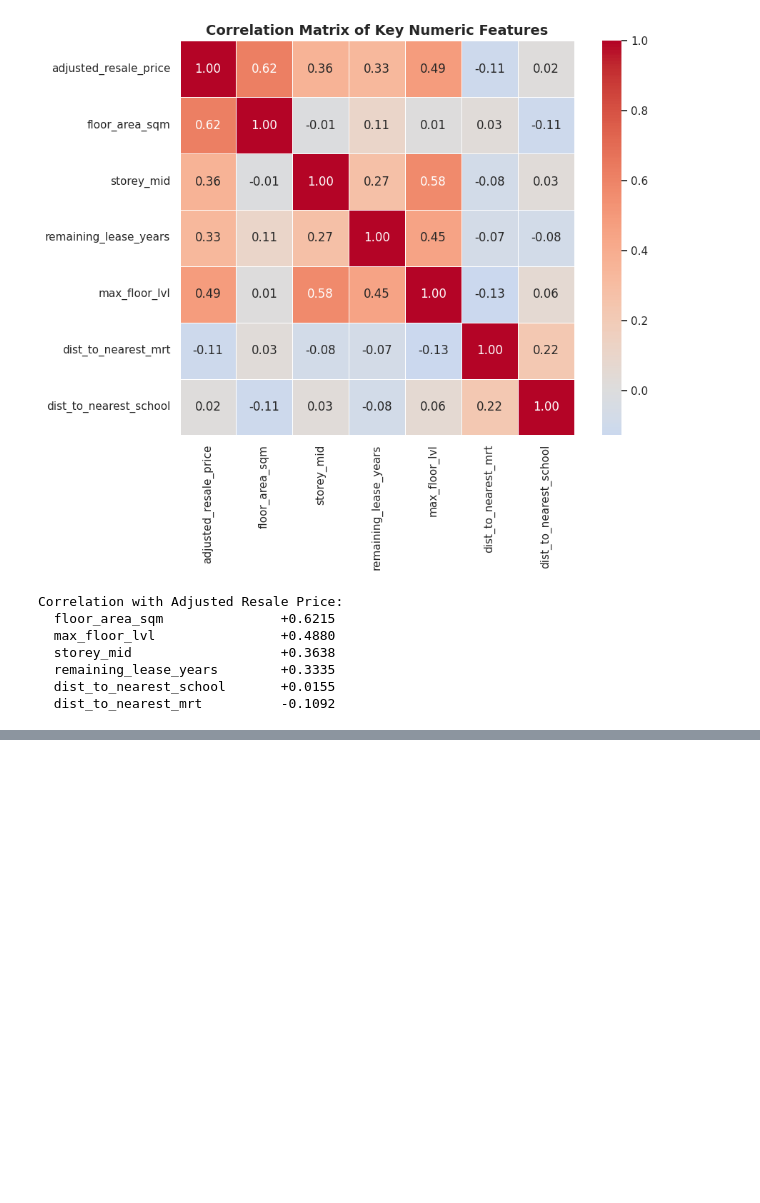
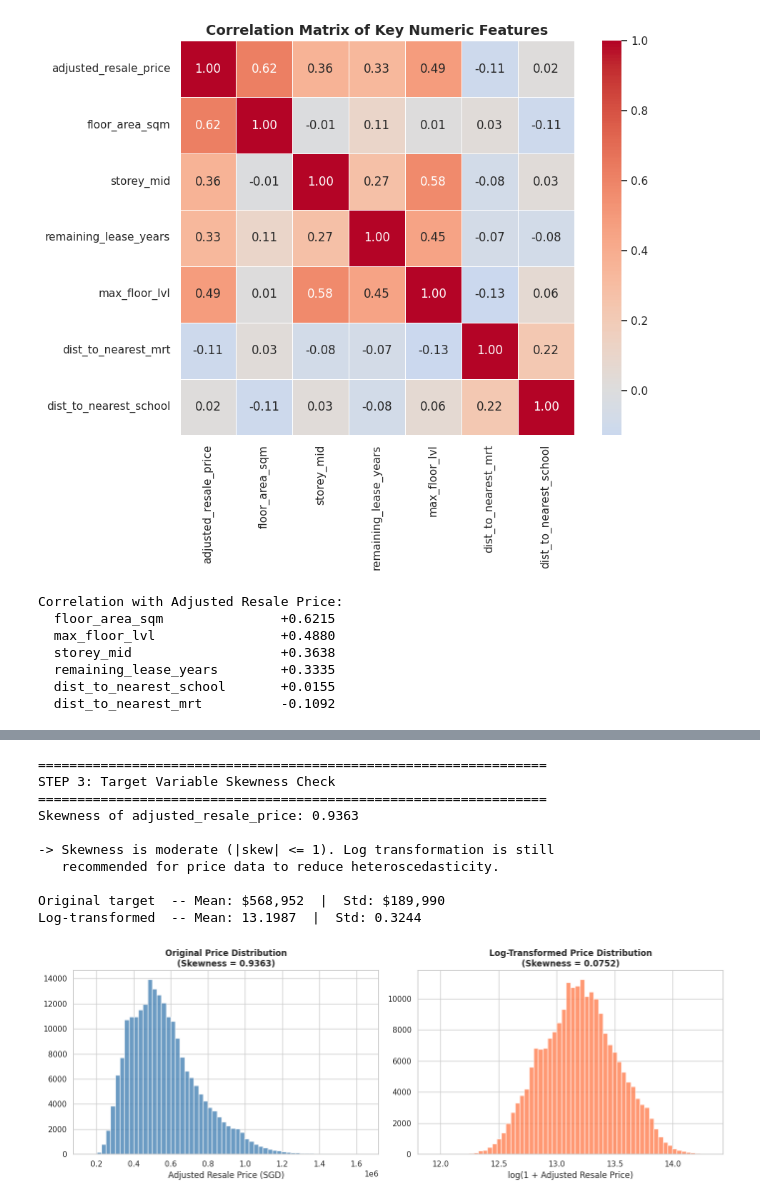
Before and after one commit to DanielNg0729/SC3021DataScienceProject, a Jupyter notebook: Group_1_SC3021.ipynb, the cells around one changed output, grey strips where cells are left out. Drawn from its saved outputs; the diff is of its cells as text; code cells hidden in the pictures; blank space fills up the shorter version.

Commit message:
Added Lasso, log transformation and reordering

```diff
--- a/Group_1_SC3021.ipynb
+++ b/Group_1_SC3021.ipynb
@@ -1403,6 +1403,8 @@ R2 Gap (Difference): 0.0149
 Training RMSE:     $39,622.70
 Testing RMSE:      $46,278.48
 [Parallel(n_jobs=2)]: Done 100 out of 100 | elapsed:    1.8s finished
+# %%
+master_df = pd.read_csv("master_df.csv")
 # %% [markdown]
 # **Exploratory Data Analysis & Regression Modelling**
 With our consolidated Master DataFrame ready, we now proceed to the core analytical phase of our project. This section is structured into **six phases**:
@@ -1621,3 +1657,21 @@ Our improvement strategy:
 1. **Drop** `dist_to_nearest_school` (low correlation, misleading coefficient)
 2. **Add** `town` as dummy variables to capture location-based price differences
 3. **Add** `flat_type` as dummy variables to capture flat-size price tiers
+# %%
+print("=" * 65)
+print("STEP 2: Baseline Linear Regression (No Categorical Encoding)")
+print("=" * 65)
+
+lr_baseline = LinearRegression()
+lr_baseline.fit(X_train_num, y_train)
+
+y_pred_baseline = lr_baseline.predict(X_test_num)
+
+evaluate_and_store("Baseline Linear Regression", y_test, y_pred_baseline,
+                   X_train_num.shape[1])
+
+# Print coefficients
+print("\nCoefficients:")
+for feat, coef in zip(num_features_all, lr_baseline.coef_):
+    print(f"  {feat:<28s} {coef:>14,.2f}")
+print(f"  {'Intercept':<28s} {lr_baseline.intercept_:>14,.2f}")
@@ -1623,0 +1699,54 @@ Our improvement strategy:
+# %%
+# =============================================================================
+# STEP 3 — Target Skewness Check and Log Transformation
+# =============================================================================
+print("=" * 65)
+print("STEP 3: Target Variable Skewness Check")
+print("=" * 65)
+
+target_skewness = skew(y_full.dropna())
+print(f"Skewness of adjusted_resale_price: {target_skewness:.4f}")
+
+if abs(target_skewness) > 1:
+    print("\n-> Skewness is significant (|skew| > 1). Applying log transformation.")
+    use_log_target = True
+else:
+    print("\n-> Skewness is moderate (|skew| <= 1). Log transformation is still")
+    print("   recommended for price data to reduce heteroscedasticity.")
+    use_log_target = True   # Apply regardless — standard practice for price data
+
+# Apply log transformation
+y_full_log = np.log1p(y_full)
+y_train_log = np.log1p(y_train)
+y_test_log  = np.log1p(y_test)
+
+print(f"\nOriginal target  -- Mean: ${y_full.mean():,.0f}  |  Std: ${y_full.std():,.0f}")
+print(f"Log-transformed  -- Mean: {y_full_log.mean():.4f}  |  Std: {y_full_log.std():.4f}")
+
+# Visualise before vs after
+fig, axes = plt.subplots(1, 2, figsize=(14, 5))
+
+axes[0].hist(y_full, bins=60, color='steelblue', edgecolor='white', alpha=0.8)
+axes[0].set_title(f'Original Price Distribution\n(Skewness = {target_skewness:.4f})',
+                  fontsize=12, fontweight='bold')
+axes[0].set_xlabel('Adjusted Resale Price (SGD)')
+
+axes[1].hist(y_full_log, bins=60, color='coral', edgecolor='white', alpha=0.8)
+axes[1].set_title(f'Log-Transformed Price Distribution\n(Skewness = {skew(y_full_log):.4f})',
+                  fontsize=12, fontweight='bold')
+axes[1].set_xlabel('log(1 + Adjusted Resale Price)')
+
+plt.tight_layout()
+plt.show()
+# %% [output]
+=================================================================
+STEP 3: Target Variable Skewness Check
+=================================================================
+Skewness of adjusted_resale_price: 0.9363
+
+-> Skewness is moderate (|skew| <= 1). Log transformation is still
+   recommended for price data to reduce heteroscedasticity.
+
+Original target  -- Mean: $568,952  |  Std: $189,990
+Log-transformed  -- Mean: 13.1987  |  Std: 0.3244
+[figure, added]
```
Also changed, not shown: parts of 21 cells of this notebook.
